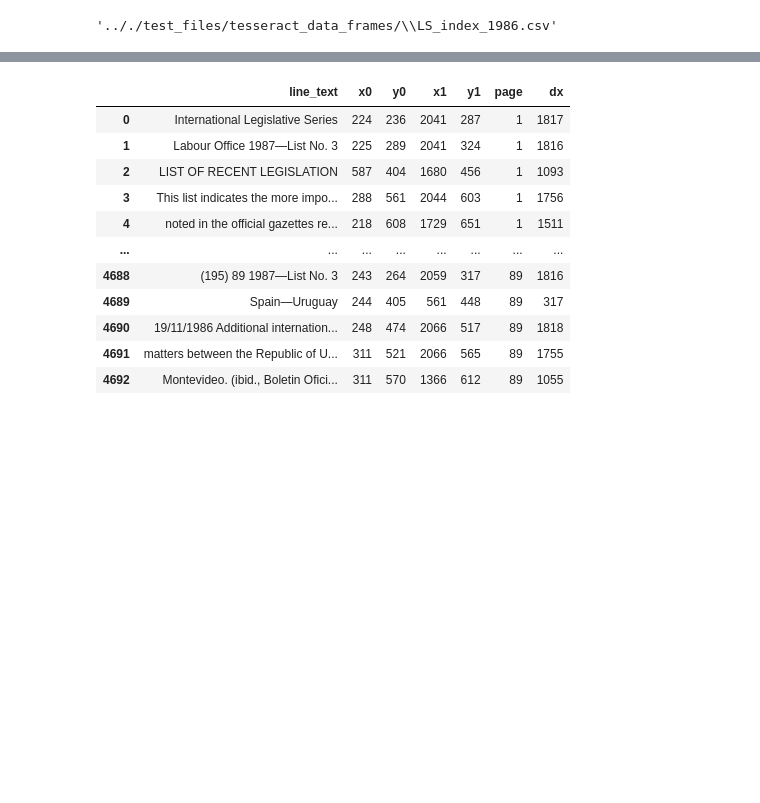
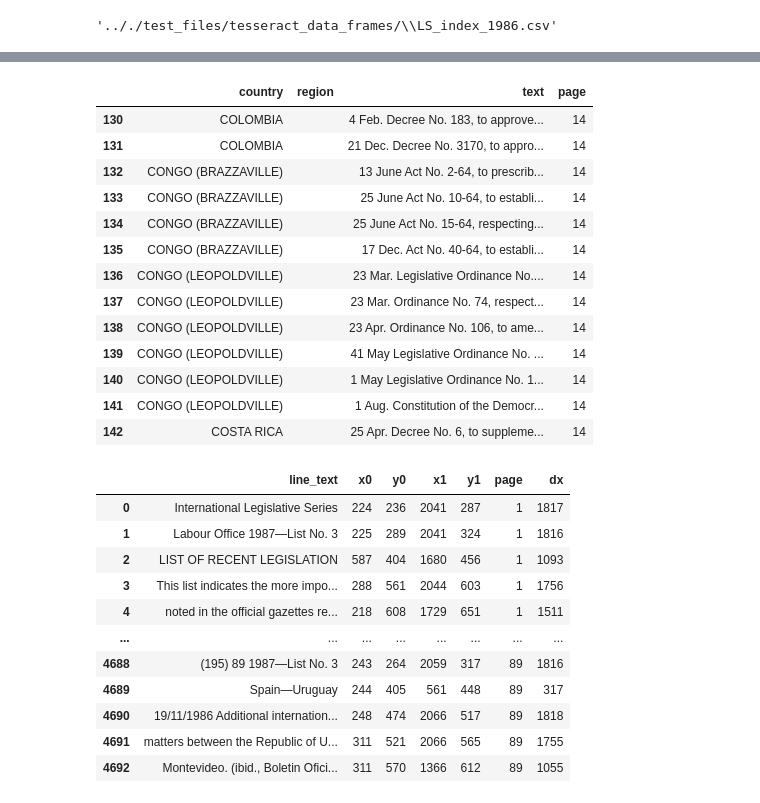
Before and after one commit to jeusa/indexex, a Jupyter notebook: code/index_extraction.ipynb, the cells around one changed output, grey strips where cells are left out. Saved outputs shown, nothing was run; the diff lists cells and outputs as text; code cells hidden in the pictures; blank space fills up the shorter version.

Commit message:
FIX: removed Congo from regex to filter out continued

```diff
--- a/code/index_extraction.ipynb
+++ b/code/index_extraction.ipynb
@@ -41,3 +41,7 @@ display(test_dfs, file)
  '.././test_files/tesseract_data_frames/\\LS_index_1986.csv',
  '.././test_files/tesseract_data_frames/\\LS_index_1986_split.csv']
 '.././test_files/tesseract_data_frames/\\LS_index_1986.csv'
+# %%
+pdf_df = pd.read_csv("H:/Documents/Indexex/ILO_yearly_indices/tesseract_data_frames/\\LS_index_1964.csv")
+rec = extract.extract_indexes(pdf_df)
+rec
@@ -44,3 +62,20 @@ display(test_dfs, file)
+# %%
+rec.loc[rec["page"]==14]
+# %% [output]
+|  | country | region | text | page |
+| 130 | COLOMBIA |  | 4 Feb. Decree No. 183, to approve... | 14 |
+| 131 | COLOMBIA |  | 21 Dec. Decree No. 3170, to appro... | 14 |
+| 132 | CONGO (BRAZZAVILLE) |  | 13 June Act No. 2-64, to prescrib... | 14 |
+| 133 | CONGO (BRAZZAVILLE) |  | 25 June Act No. 10-64, to establi... | 14 |
+| 134 | CONGO (BRAZZAVILLE) |  | 25 June Act No. 15-64, respecting... | 14 |
+| 135 | CONGO (BRAZZAVILLE) |  | 17 Dec. Act No. 40-64, to establi... | 14 |
+| 136 | CONGO (LEOPOLDVILLE) |  | 23 Mar. Legislative Ordinance No.... | 14 |
+| 137 | CONGO (LEOPOLDVILLE) |  | 23 Mar. Ordinance No. 74, respect... | 14 |
+| 138 | CONGO (LEOPOLDVILLE) |  | 23 Apr. Ordinance No. 106, to ame... | 14 |
+| 139 | CONGO (LEOPOLDVILLE) |  | 41 May Legislative Ordinance No. ... | 14 |
+| 140 | CONGO (LEOPOLDVILLE) |  | 1 May Legislative Ordinance No. 1... | 14 |
+| 141 | CONGO (LEOPOLDVILLE) |  | 1 Aug. Constitution of the Democr... | 14 |
+| 142 | COSTA RICA |  | 25 Apr. Decree No. 6, to suppleme... | 14 |
 # %%
 #pdf_df = util.ocr(file, start_page=1, save_to=".././test_files")
 pdf_df = pd.read_csv(file)
```
Also changed, not shown: parts of 4 cells of this notebook, 1 other file.
